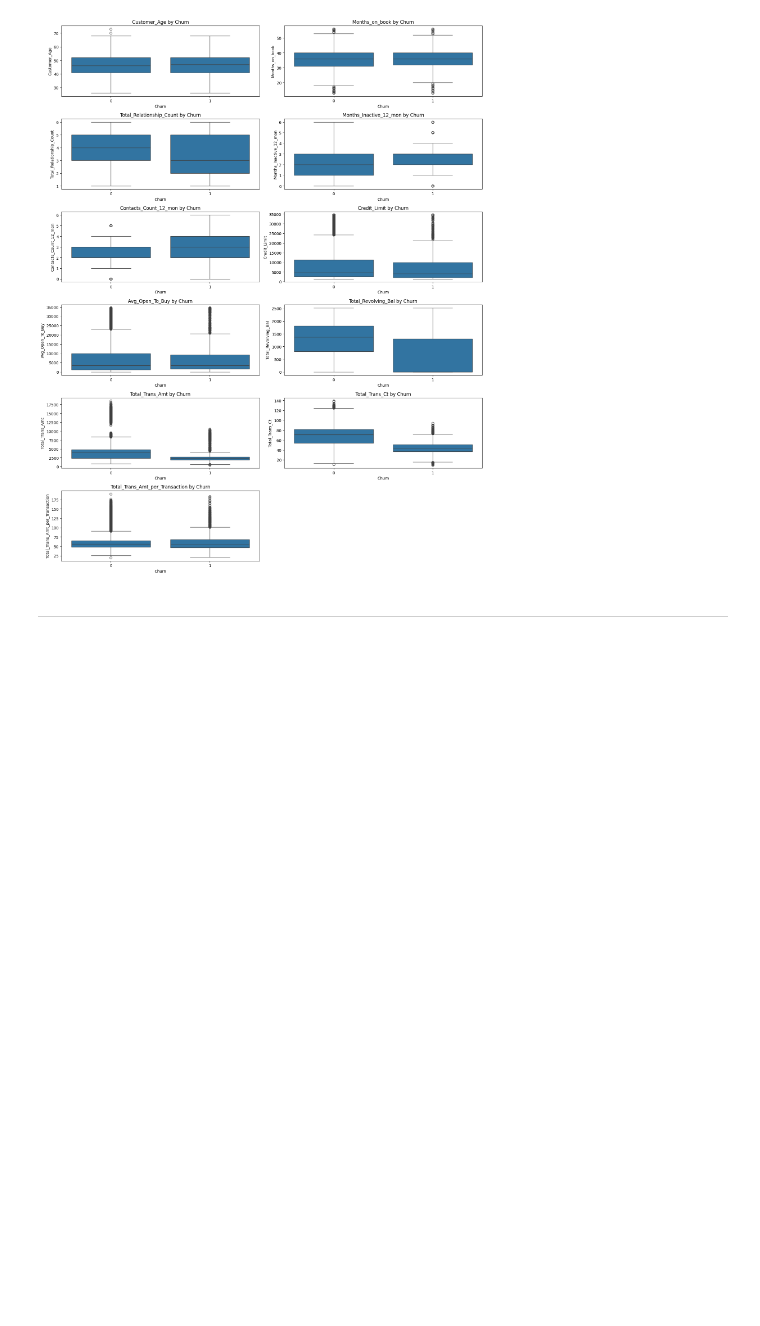
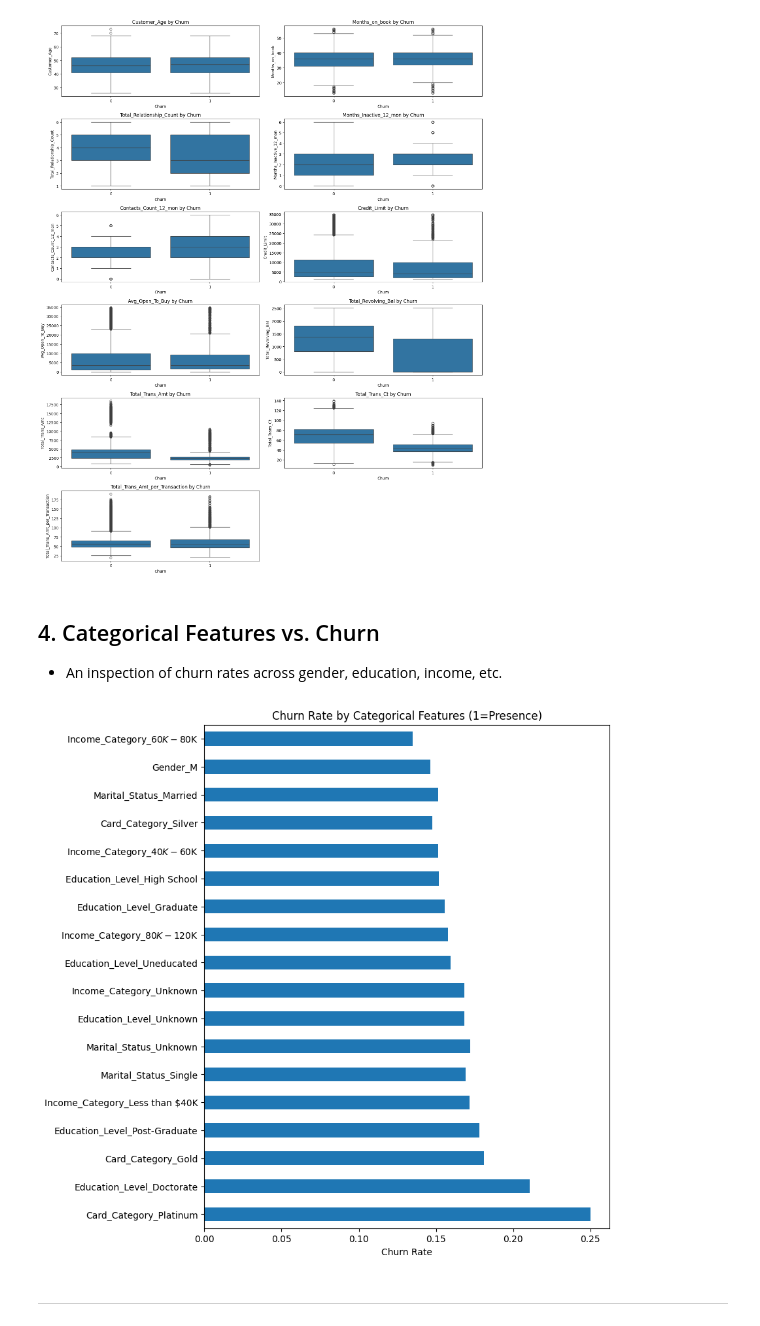
Before and after one commit to Vestibles/Credit_Card_Customer_Churn_Analysis, a Jupyter notebook: jupyter_notebooks/Exploratory_Data_ Analysis.ipynb, the cells around one changed output. Drawn from its saved outputs; the diff is of its cells as text; code cells hidden in the pictures; blank space fills up the shorter version.

```diff
--- a/jupyter_notebooks/Exploratory_Data_ Analysis.ipynb
+++ b/jupyter_notebooks/Exploratory_Data_ Analysis.ipynb
@@ -103,6 +103,33 @@ plt.show()
 # bug fixed using Copilot
 # %% [output]
 [figure]
+# %% [markdown]
+## 4. Categorical Features vs. Churn
+
+- An inspection of churn rates across gender, education, income, etc.
+# %%
+# Select original categorical variables
+categorical_vars = [
+    col for col in df_encoded.columns if '_' in col and df_encoded[col].nunique() == 2 and col != 'Churn'
+]
+
+# Create melted dataframe
+cat_churn_rates = {}
+for col in categorical_vars:
+    churn_rate = df_encoded.groupby(col)['Churn'].mean()
+    cat_churn_rates[col] = churn_rate
+
+# Convert to DataFrame
+churn_df = pd.DataFrame(cat_churn_rates).T
+churn_df.columns = ['No', 'Yes']
+churn_df['Diff'] = churn_df['Yes'] - churn_df['No']
+churn_df.sort_values(by='Diff', ascending=False, inplace=True)
+churn_df[['Yes']].plot(kind='barh', figsize=(8, 10), legend=False)
+plt.title("Churn Rate by Categorical Features (1=Presence)")
+plt.xlabel("Churn Rate")
+plt.show()
+# %% [output]
+[figure, added]
 # %% [markdown]
 ---
 # %% [markdown]
```
Also changed, not shown: parts of 1 cell of this notebook, 1 other file.
